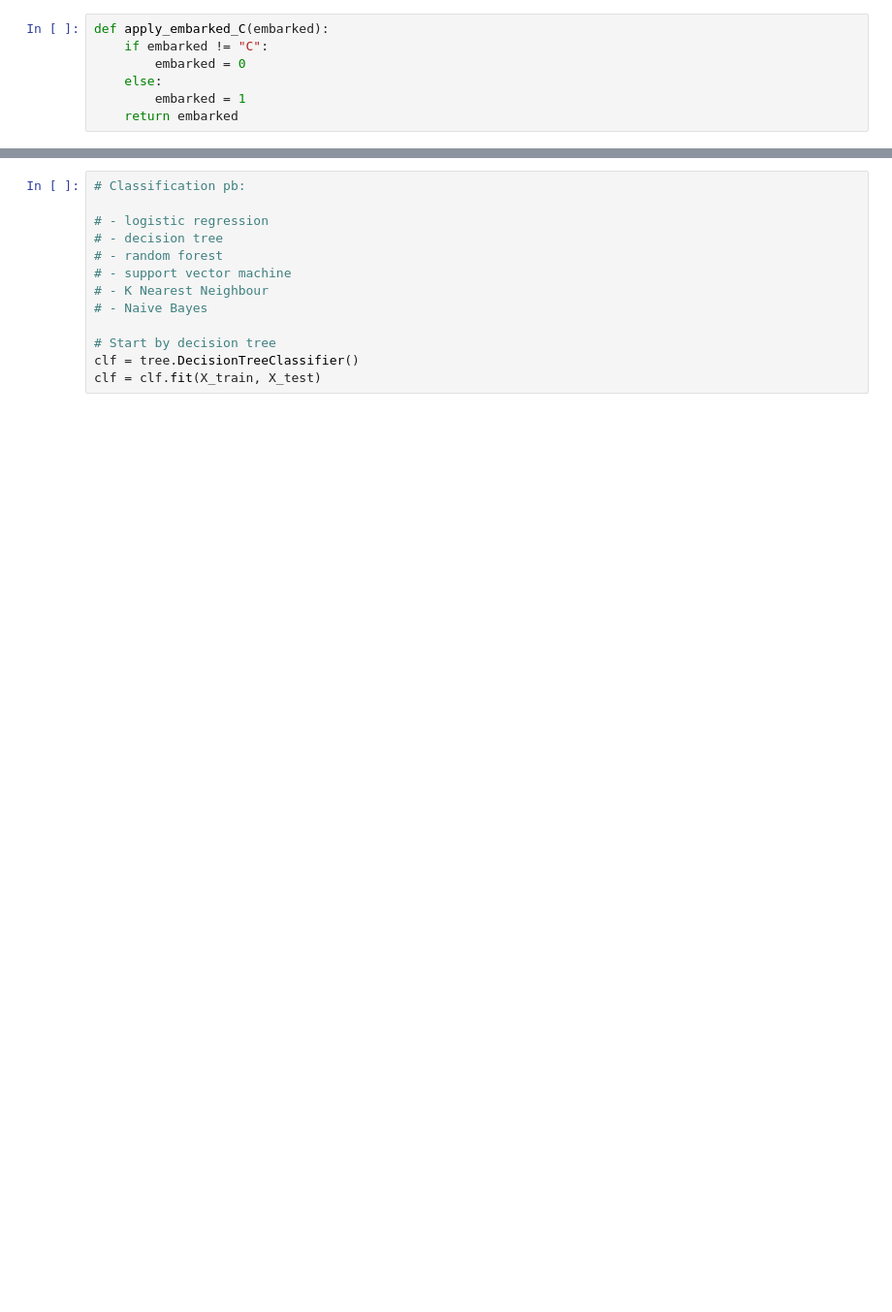
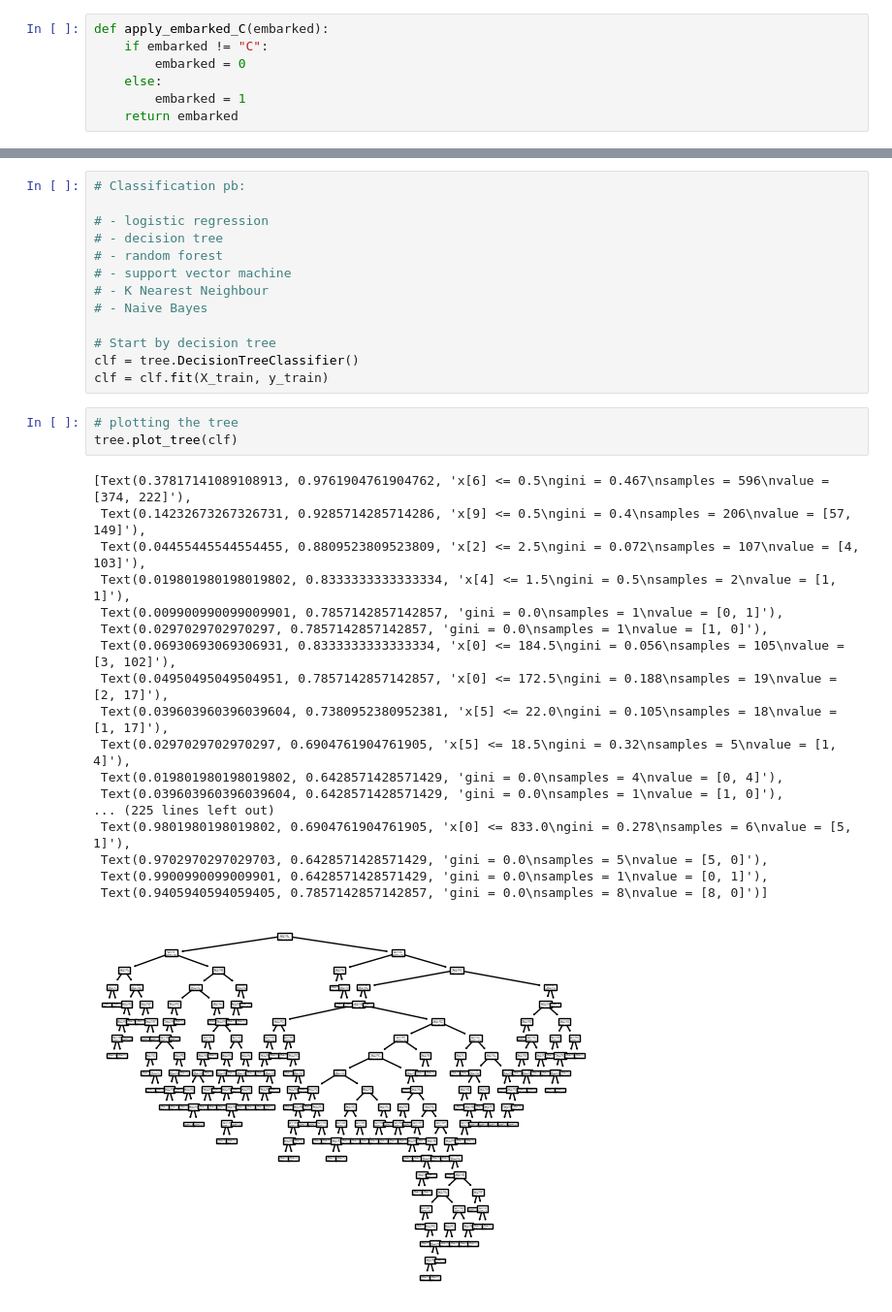
Before and after one commit to chloea31/machine_learning, a Jupyter notebook: notebooks/titanic.ipynb, the cells around one changed output, grey strips where cells are left out. Shown at 97% size. Drawn from its saved outputs; the diff is of its cells as text; blank space fills up the shorter version.

```diff
--- a/notebooks/titanic.ipynb
+++ b/notebooks/titanic.ipynb
@@ -322,4 +782,26 @@ X_test.head()
 
 # Start by decision tree
 clf = tree.DecisionTreeClassifier()
-clf = clf.fit(X_train, X_test)
+clf = clf.fit(X_train, y_train)
+# %%
+# plotting the tree
+tree.plot_tree(clf)
+# %% [output]
+[Text(0.37817141089108913, 0.9761904761904762, 'x[6] <= 0.5\ngini = 0.467\nsamples = 596\nvalue = [374, 222]'),
+ Text(0.14232673267326731, 0.9285714285714286, 'x[9] <= 0.5\ngini = 0.4\nsamples = 206\nvalue = [57, 149]'),
+ Text(0.04455445544554455, 0.8809523809523809, 'x[2] <= 2.5\ngini = 0.072\nsamples = 107\nvalue = [4, 103]'),
+ Text(0.019801980198019802, 0.8333333333333334, 'x[4] <= 1.5\ngini = 0.5\nsamples = 2\nvalue = [1, 1]'),
+ Text(0.009900990099009901, 0.7857142857142857, 'gini = 0.0\nsamples = 1\nvalue = [0, 1]'),
+ Text(0.0297029702970297, 0.7857142857142857, 'gini = 0.0\nsamples = 1\nvalue = [1, 0]'),
+ Text(0.06930693069306931, 0.8333333333333334, 'x[0] <= 184.5\ngini = 0.056\nsamples = 105\nvalue = [3, 102]'),
+ Text(0.04950495049504951, 0.7857142857142857, 'x[0] <= 172.5\ngini = 0.188\nsamples = 19\nvalue = [2, 17]'),
+ Text(0.039603960396039604, 0.7380952380952381, 'x[5] <= 22.0\ngini = 0.105\nsamples = 18\nvalue = [1, 17]'),
+ Text(0.0297029702970297, 0.6904761904761905, 'x[5] <= 18.5\ngini = 0.32\nsamples = 5\nvalue = [1, 4]'),
+ Text(0.019801980198019802, 0.6428571428571429, 'gini = 0.0\nsamples = 4\nvalue = [0, 4]'),
+ Text(0.039603960396039604, 0.6428571428571429, 'gini = 0.0\nsamples = 1\nvalue = [1, 0]'),
+... (225 lines left out)
+ Text(0.9801980198019802, 0.6904761904761905, 'x[0] <= 833.0\ngini = 0.278\nsamples = 6\nvalue = [5, 1]'),
+ Text(0.9702970297029703, 0.6428571428571429, 'gini = 0.0\nsamples = 5\nvalue = [5, 0]'),
+ Text(0.9900990099009901, 0.6428571428571429, 'gini = 0.0\nsamples = 1\nvalue = [0, 1]'),
+ Text(0.9405940594059405, 0.7857142857142857, 'gini = 0.0\nsamples = 8\nvalue = [8, 0]')]
+[figure, added]
```
Also changed, not shown: parts of 21 cells of this notebook.
